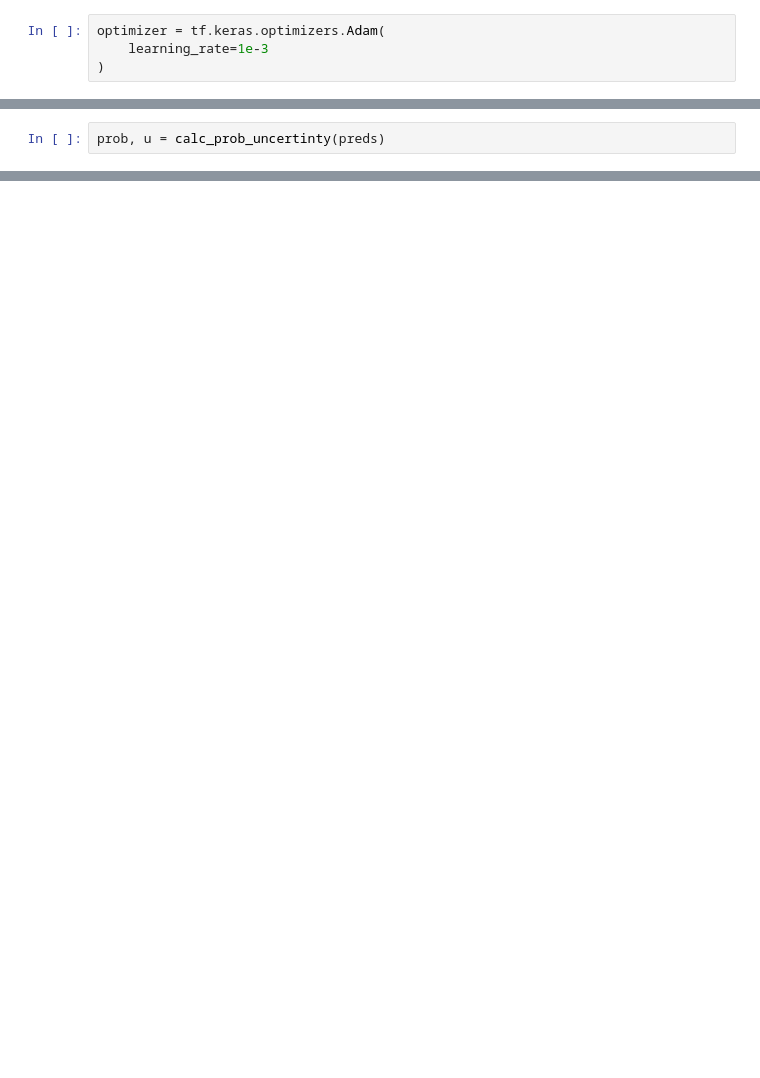
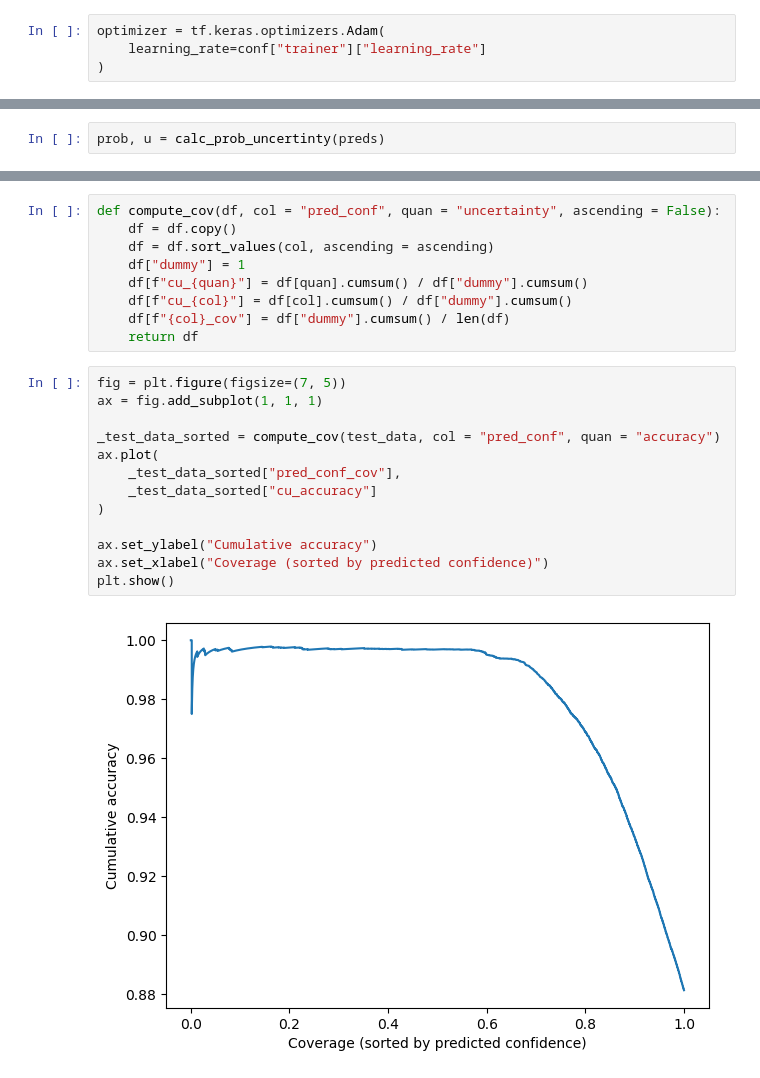
Before and after one commit to ai2es/evidential, a Jupyter notebook: notebooks/keras_categorical.ipynb, the cells around one changed output, grey strips where cells are left out. Drawn from its saved outputs; the diff is of its cells as text; blank space fills up the shorter version.

```diff
--- a/notebooks/keras_categorical.ipynb
+++ b/notebooks/keras_categorical.ipynb
@@ -121,4 +272,4 @@ mlp = tf.keras.Sequential(
 # %%
 optimizer = tf.keras.optimizers.Adam(
-    learning_rate=1e-3
+    learning_rate=conf["trainer"]["learning_rate"]
 )
@@ -210,0 +454,24 @@ prob, u
+# %%
+def compute_cov(df, col = "pred_conf", quan = "uncertainty", ascending = False):
+    df = df.copy()
+    df = df.sort_values(col, ascending = ascending)
+    df["dummy"] = 1
+    df[f"cu_{quan}"] = df[quan].cumsum() / df["dummy"].cumsum()
+    df[f"cu_{col}"] = df[col].cumsum() / df["dummy"].cumsum()
+    df[f"{col}_cov"] = df["dummy"].cumsum() / len(df)
+    return df
+# %%
+fig = plt.figure(figsize=(7, 5))
+ax = fig.add_subplot(1, 1, 1)
+
+_test_data_sorted = compute_cov(test_data, col = "pred_conf", quan = "accuracy")
+ax.plot(
+    _test_data_sorted["pred_conf_cov"],
+    _test_data_sorted["cu_accuracy"]
+)
+
+ax.set_ylabel("Cumulative accuracy")
+ax.set_xlabel("Coverage (sorted by predicted confidence)")
+plt.show()
+# %% [output]
+[figure, added]
```
Also changed, not shown: parts of 30 cells of this notebook, 4 other files.
